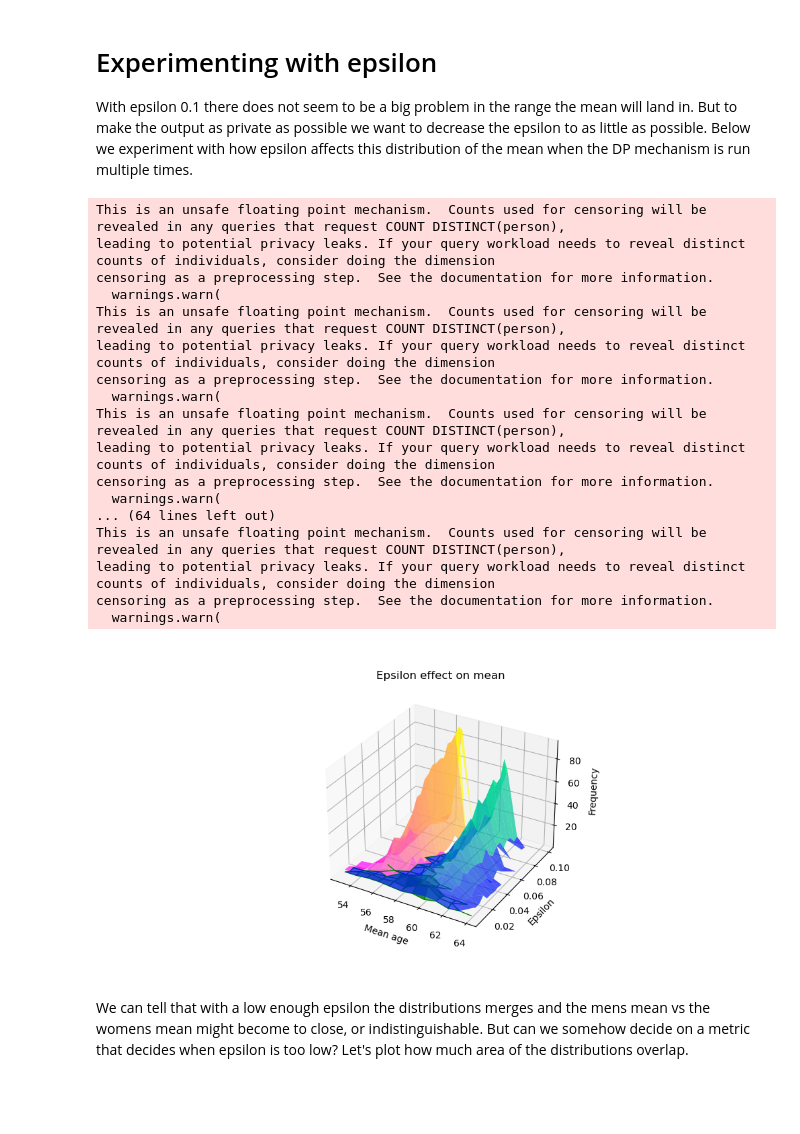
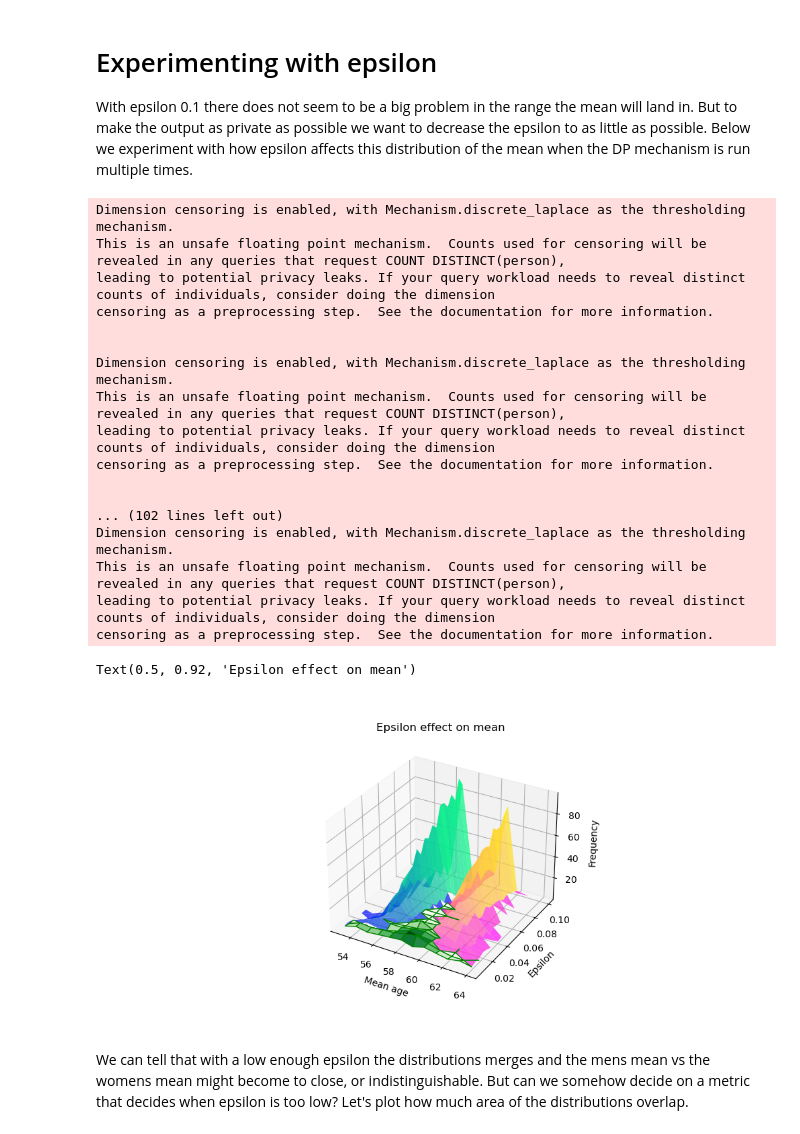
Before and after one commit to EatOreo/DifferentialPrivacyBiasExperiments, a Jupyter notebook: Main.ipynb, the cells around one changed output. Saved outputs shown, nothing was run; the diff lists cells and outputs as text; code cells hidden in the pictures; blank space fills up the shorter version.

```diff
--- a/Main.ipynb
+++ b/Main.ipynb
@@ -29,6 +28,9 @@ delta = 0.001 #TODO: is this the way?
 Below the distributions of the ages, where the disease is discovered for men and women, is graphed.
 # %%
 import matplotlib.pyplot as plt
+%matplotlib widget
+plt.rcParams['figure.figsize'] = [10, 5] #size
+
 wdf = df.where(df.gender == "F").dropna().groupby(['age', 'gender']).count().reset_index()
 mdf = df.where(df.gender == "M").dropna().groupby(['age', 'gender']).count().reset_index()
 xwomen = wdf["age"]
@@ -37,8 +39,8 @@ xmen = mdf["age"]
 ymen = mdf["patient"]
 
 plt.cla()
-plt.bar(xmen, ymen, width=1.8, align='edge', label='Men', alpha=0.5, color='deepskyblue')
-plt.bar(xwomen, ywomen, width=1.8, align='edge', label='Women', alpha=0.5, color='orangered')
+plt.bar(xmen, ymen, width=1.8, align='edge', label='Males', alpha=0.5, color='deepskyblue')
+plt.bar(xwomen, ywomen, width=1.8, align='edge', label='Females', alpha=0.5, color='orangered')
 plt.xlabel('Age')
 plt.ylabel('Frequency')
 plt.title('Ischemic heart disease')
@@ -80,6 +84,6 @@ metadata = {
     }
 }
 
-privacy = Privacy(epsilon=0.1, delta=delta)
+privacy = Privacy(epsilon=0.1, delta=0.001)
 reader = snsql.from_connection(df, privacy=privacy, metadata=metadata)
 # %% [output]
@@ -128,7 +165,7 @@ for i in range(100):
 # %%
 wMeans2 = []
 mMeans2 = []
-for i in range(100):
+for i in range(10000):
     r = reader.execute('SELECT gender, AVG(age) as age FROM MyTable GROUP BY gender')[1:]
     wMeans2.append(r[0][1])
     mMeans2.append(r[1][1])
@@ -219,23 +301,23 @@ for i in range(20):
     eps = round(0.1 - (0.005 * i), 3)
     meansByEpsilon[eps] = means(eps, 100)
 # %% [output]
+Dimension censoring is enabled, with Mechanism.discrete_laplace as the thresholding mechanism.
 This is an unsafe floating point mechanism.  Counts used for censoring will be revealed in any queries that request COUNT DISTINCT(person),
 leading to potential privacy leaks. If your query workload needs to reveal distinct counts of individuals, consider doing the dimension
 censoring as a preprocessing step.  See the documentation for more information.
-  warnings.warn(
+
+
+Dimension censoring is enabled, with Mechanism.discrete_laplace as the thresholding mechanism.
 This is an unsafe floating point mechanism.  Counts used for censoring will be revealed in any queries that request COUNT DISTINCT(person),
 leading to potential privacy leaks. If your query workload needs to reveal distinct counts of individuals, consider doing the dimension
 censoring as a preprocessing step.  See the documentation for more information.
-  warnings.warn(
+
+
+... (102 lines left out)
+Dimension censoring is enabled, with Mechanism.discrete_laplace as the thresholding mechanism.
 This is an unsafe floating point mechanism.  Counts used for censoring will be revealed in any queries that request COUNT DISTINCT(person),
 leading to potential privacy leaks. If your query workload needs to reveal distinct counts of individuals, consider doing the dimension
 censoring as a preprocessing step.  See the documentation for more information.
-  warnings.warn(
-... (64 lines left out)
-This is an unsafe floating point mechanism.  Counts used for censoring will be revealed in any queries that request COUNT DISTINCT(person),
-leading to potential privacy leaks. If your query workload needs to reveal distinct counts of individuals, consider doing the dimension
-censoring as a preprocessing step.  See the documentation for more information.
-  warnings.warn(
 # %%
 import numpy as np
 import matplotlib.pyplot as plt
@@ -262,37 +344,39 @@ X, Y = np.meshgrid(x, y)
 # women
 Zw = np.zeros([20, 12])
 for i in range(20):
     for j in range(12):
         Zw[i][j] = fw(X[i][j], Y[i][j])
 
 # men
 Zm = np.zeros([20, 12])
 for i in range(20):
     for j in range(12):
         Zm[i][j] = fm(X[i][j], Y[i][j])
 
 # intersection
 Zi = np.zeros([20, 12])
 for i in range(20):
     for j in range(12):
         w_ = Zw[i][j]
         m_ = Zm[i][j]
         if w_ > 0 and m_ > 0:
             Zi[i][j] = min(w_, m_)
         else:
             Zi[i][j] = np.nan
 
 fig = plt.figure()
 ax = plt.axes(projection ='3d')
-ax.plot_surface(X, Y, Zm, cmap ='spring', alpha=0.7, label='women')
-ax.plot_surface(X, Y, Zw, cmap ='winter', alpha=0.7, label='men')
+ax.plot_surface(X, Y, Zm, cmap ='winter', alpha=0.7, label='Males')
+ax.plot_surface(X, Y, Zw, cmap ='spring', alpha=0.7, label='Females')
 ax.plot_surface(X, Y, Zi, cmap ='Greens', alpha=1, label='intersection', edgecolors='g')
 ax.set_ylabel('Epsilon')
 ax.set_xlabel('Mean age')
 ax.set_zlabel('Frequency')
-ax.set_title('Epsilon effect on mean');
+ax.set_title('Epsilon effect on mean')
+# ax.legend()
 # %% [output]
+Text(0.5, 0.92, 'Epsilon effect on mean')
-[figure, old version]
+[figure, new version]
 # %% [markdown]
 We can tell that with a low enough epsilon the distributions merges and the mens mean vs the womens mean might become to close, or indistinguishable. But can we somehow decide on a metric that decides when epsilon is too low? Let's plot how much area of the distributions overlap.
 # %%
```
Also changed, not shown: parts of 19 cells of this notebook.
